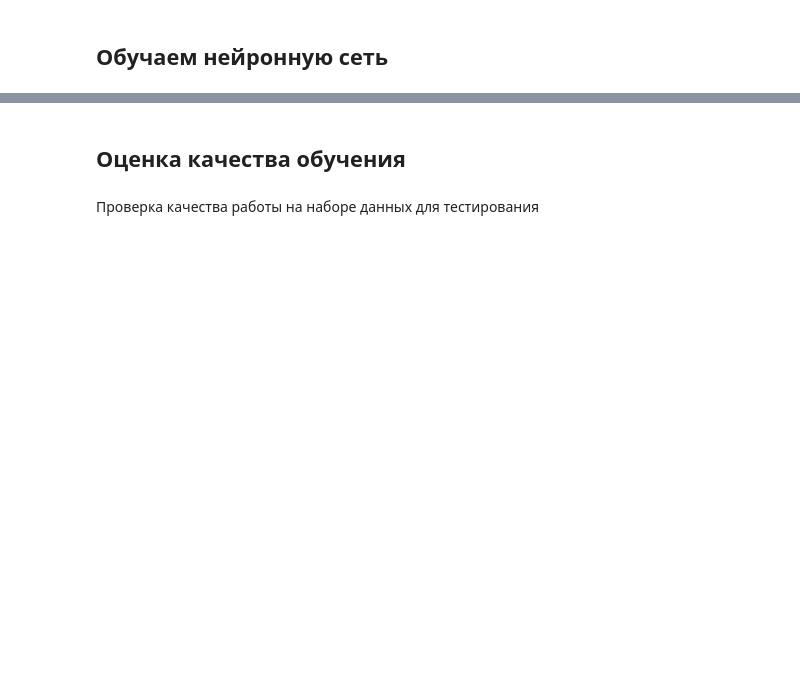
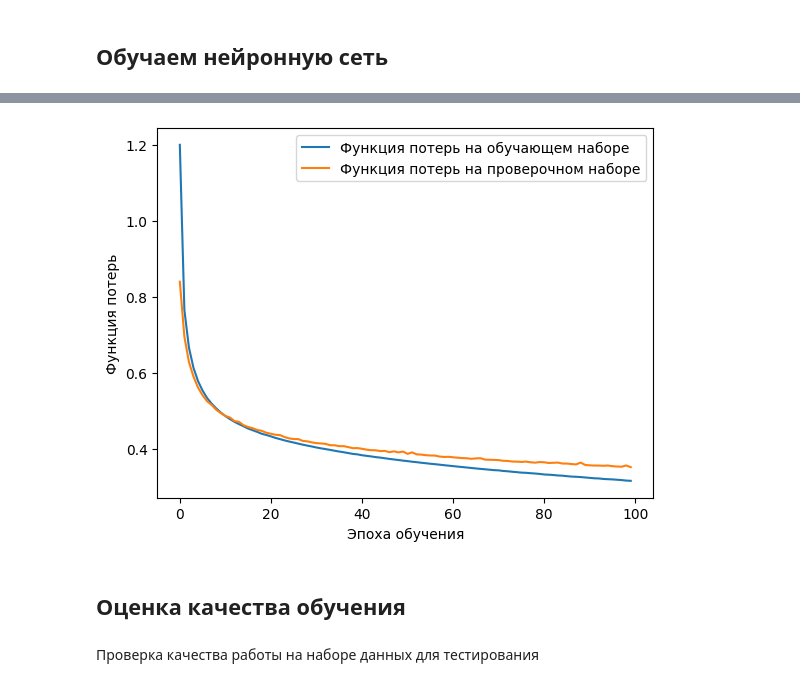
Before and after one commit to sozykin/dlpython_course, a Jupyter notebook: introduction/fashion_mnist_prevent_overfitting.ipynb, the cells around one changed output, grey strips where cells are left out. Drawn from its saved outputs; the diff is of its cells as text; code cells hidden in the pictures; blank space fills up the shorter version.

```diff
--- a/introduction/fashion_mnist_prevent_overfitting.ipynb
+++ b/introduction/fashion_mnist_prevent_overfitting.ipynb
@@ -131,3 +147,14 @@ Epoch 100/100
+# %%
+plt.plot(history.history['loss'],
+         label='Функция потерь на обучающем наборе')
+plt.plot(history.history['val_loss'],
+         label='Функция потерь на проверочном наборе')
+plt.xlabel('Эпоха обучения')
+plt.ylabel('Функция потерь')
+plt.legend()
+plt.show()
+# %% [output]
+[figure, added]
 # %% [markdown]
 ## Оценка качества обучения
 # %% [markdown]
```
Also changed, not shown: parts of 16 cells of this notebook.
